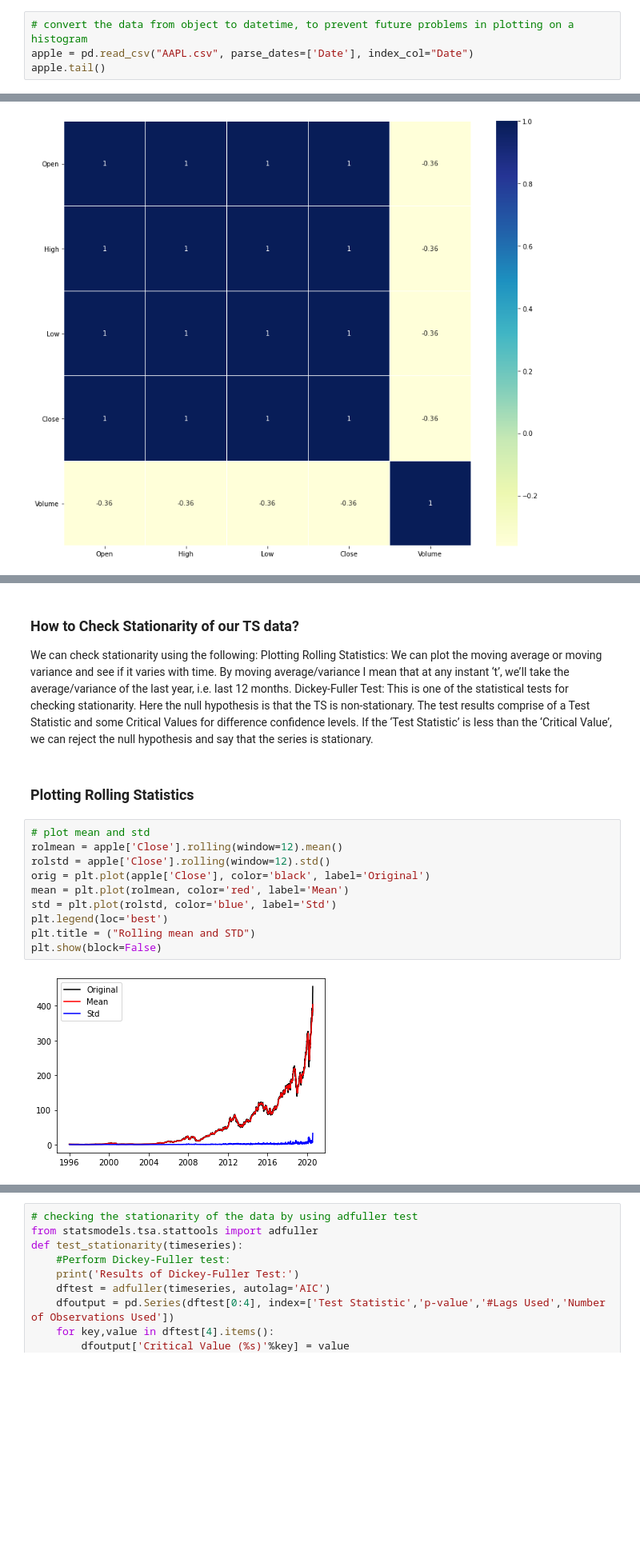
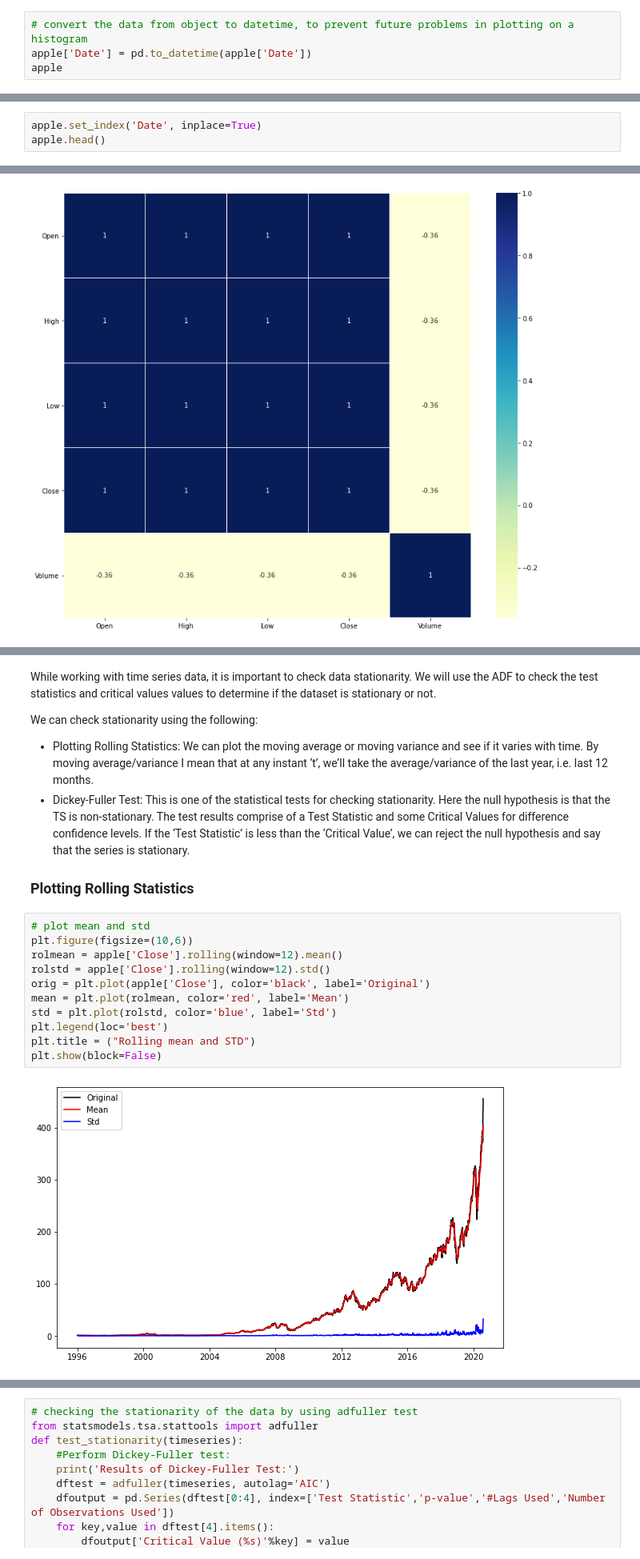
Before and after one commit to ElonaZharri/Stock-Forecasting, a Jupyter notebook: Notebooks/AAPL_EDA.ipynb, the cells around one changed output, grey strips where cells are left out. Shown: that part at 80% size. Cells and saved outputs as stored; diff of their text form; blank space fills up the shorter version.

```diff
--- a/Notebooks/AAPL_EDA.ipynb
+++ b/Notebooks/AAPL_EDA.ipynb
@@ -69,6 +69,6 @@ Time series data can come in with so many different formats. But not all of thos
 We will make it to the DatetimeIndex format and put it as the index column. Because when the ‘date’ column is the index column we will be able to resample it very easily.
 # %%
 # convert the data from object to datetime, to prevent future problems in plotting on a histogram
-apple = pd.read_csv("AAPL.csv", parse_dates=['Date'], index_col="Date")
-apple.tail()
+apple['Date'] = pd.to_datetime(apple['Date'])
+apple
 # %% [output]
@@ -84,0 +88,3 @@ Because we do not always need all the data in a huge dataset. For example, we ma
+# %%
+apple.set_index('Date', inplace=True)
+apple.head()
@@ -174,19 +186,21 @@ plt.yticks(rotation=0);
 # %% [markdown]
-### How to Check Stationarity of our TS data?
+While working with time series data, it is important to check data stationarity. We will use the ADF to check the test statistics and critical values values to determine if the dataset is stationary or not.
+
 We can check stationarity using the following:
-Plotting Rolling Statistics: We can plot the moving average or moving variance and see if it varies with time. By moving average/variance I mean that at any instant ‘t’, we’ll take the average/variance of the last year, i.e. last 12 months.
-Dickey-Fuller Test: This is one of the statistical tests for checking stationarity. Here the null hypothesis is that the TS is non-stationary. The test results comprise of a Test Statistic and some Critical Values for difference confidence levels. If the ‘Test Statistic’ is less than the ‘Critical Value’, we can reject the null hypothesis and say that the series is stationary.
+- Plotting Rolling Statistics: We can plot the moving average or moving variance and see if it varies with time. By moving average/variance I mean that at any instant ‘t’, we’ll take the average/variance of the last year, i.e. last 12 months.
+- Dickey-Fuller Test: This is one of the statistical tests for checking stationarity. Here the null hypothesis is that the TS is non-stationary. The test results comprise of a Test Statistic and some Critical Values for difference confidence levels. If the ‘Test Statistic’ is less than the ‘Critical Value’, we can reject the null hypothesis and say that the series is stationary.
+
+### Plotting Rolling Statistics
-# %% [markdown]
-### Plotting Rolling Statistics
 # %%
 # plot mean and std
+plt.figure(figsize=(10,6))
 rolmean = apple['Close'].rolling(window=12).mean()
 rolstd = apple['Close'].rolling(window=12).std()
 orig = plt.plot(apple['Close'], color='black', label='Original')
 mean = plt.plot(rolmean, color='red', label='Mean')
 std = plt.plot(rolstd, color='blue', label='Std')
 plt.legend(loc='best')
 plt.title = ("Rolling mean and STD")
 plt.show(block=False)
 # %% [output]
-[figure, old version]
+[figure, new version]
```
Also changed, not shown: parts of 25 cells of this notebook.
